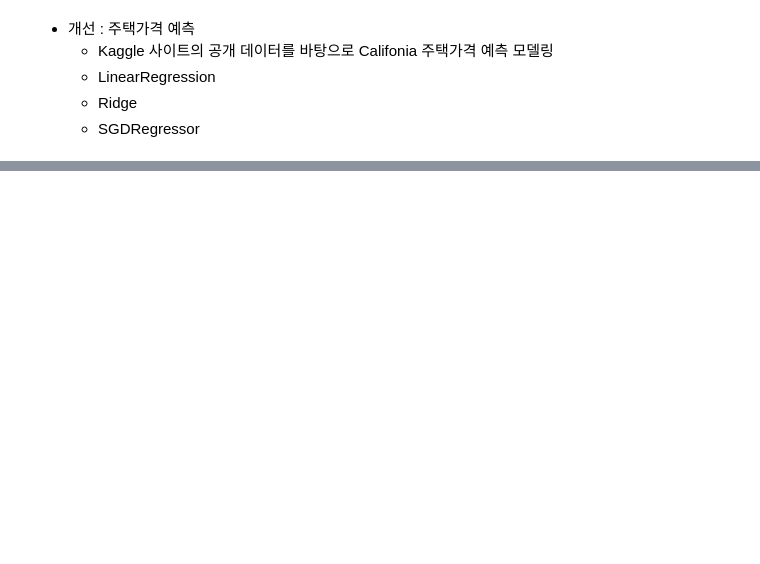
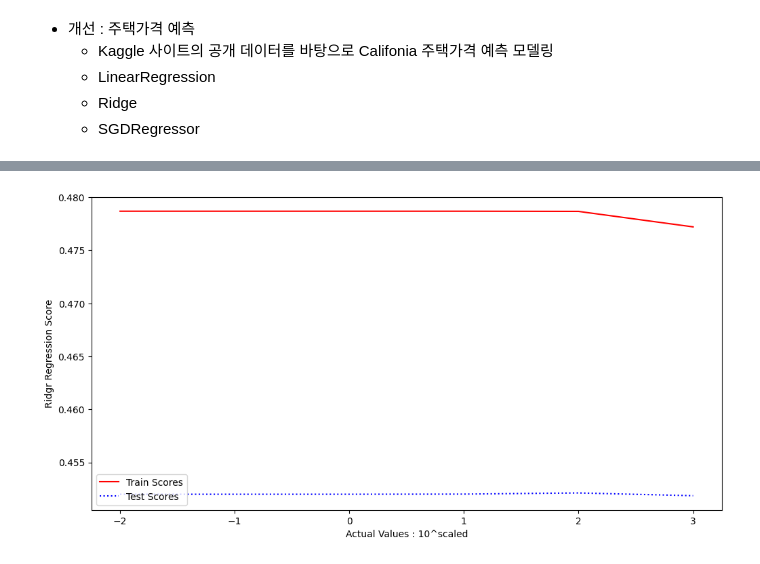
Before and after one commit to kimhonggyeong/python_basic_2, a Jupyter notebook: ch12_update_class_1_수요일_5_22.ipynb, the cells around one changed output, grey strips where cells are left out. Drawn from its saved outputs; the diff is of its cells as text; code cells hidden in the pictures; blank space fills up the shorter version.

```diff
--- a/ch12_update_class_1_수요일_5_22.ipynb
+++ b/ch12_update_class_1_수요일_5_22.ipynb
@@ -738,50 +611,95 @@ import pandas as pd
 import numpy as np
 import seaborn as sns
 import matplotlib.pyplot as plt
-from sklearn.model_selection import train_test_split, cross_val_score
+from sklearn.model_selection import cross_val_score
 from sklearn.linear_model import Ridge
 from sklearn.metrics import mean_squared_error, r2_score, mean_absolute_error
 from sklearn.preprocessing import StandardScaler
 
 # 데이터 로드
-housing_train = pd.read_csv("california_housing_train.csv")
-housing_test = pd.read_csv("california_housing_test.csv")
+housing_train = pd.read_csv("california_housing_train.csv") #모델을 구축하는데 있어 학습용 데이터셋
+housing_test = pd.read_csv("california_housing_test.csv") #평가용 데이터셋
 
 # 데이터 탐색
-
+# housing_train.head()
+# housing_train.info()
+# housing_train.shape, housing_test.shape
+#print(housing_train.columns)
 
 # 데이터 분포 시각화
+result = housing_train.corr()['median_house_value']
+result = np.abs(result).sort_values(ascending=False)
+print(result)
 
-
+num_features = ['median_income', 'median_house_value']
+# sns.pairplot(housing_train[num_features])
+# plt.show()
+# print()
 
 # 학습 데이터 & 테스트 데이터
+X_train = housing_train[['median_income']]
+X_test = housing_test[['median_income']]
 
+y_train = housing_train['median_house_value']
+y_test = housing_test['median_house_value']
+
+X_train = X_train.to_numpy().reshape(-1, 1)
+X_test = X_test.to_numpy().reshape(-1, 1)
+y_train = y_train.to_numpy().reshape(-1, 1)
+y_test = y_test.to_numpy().reshape(-1, 1)
 
 
 # 데이터 스케일링
+scaler = StandardScaler()
+X_train_scaled = scaler.fit_transform(X_train) #학습 데이터를 표준화 시킬경우 : 학습을 통해 표준화ㅎ
+X_test_scaled = scaler.transform(X_test) #테스트 데이터를 표준화 시킬경우 : 표준화
+y_train_scaled = scaler.fit_transform(y_train)
+y_test_scaled = scaler.transform(y_test)
 
 
-
-# 릿지 모델과 파라미터 alpha 값
+# 릿지 모델과 파라미터 alpha 값 튜닝 결과 시각화 : 릿지 모델의 동작원리 이해
 train_scores = []
 test_scores = []
-alpha_values = [0.01, 1, 10, 100, 1000]
+alpha_values = [0.01,1,10,100,1000]
+for a in alpha_values:
+    model = Ridge(alpha=a)
+    model.fit(X_train_scaled,y_train_scaled)
+    train_scores.append(model.score(X_train_scaled,y_train_scaled))
+    test_scores.append(model.score(X_test_scaled,y_test_scaled))
+
+plt.figure(figsize=(12,6))
+plt.plot(np.log10(alpha_values),train_scores,'r-',label = 'Train Scores')
+plt.plot(np.log10(alpha_values),test_scores,'b:',label = 'Test Scores')
+plt.xlabel('Actual Values : 10^scaled')
+plt.ylabel('Ridgr Regression Score')
+plt.legend(loc="lower left")
+plt.show()
 
 
+# 교차검증
+model = Ridge(alpha=10)
+cv_scores = cross_val_score(model,X_train_scaled,y_train_scaled,cv=5,scoring='neg_mean_squared_error')
+cv_mse = -cv_scores.mean()
+print(f'Cross-Validation MSE: {cv_mse}')
 
+cv_scores = cross_val_score(model,X_train_scaled,y_train_scaled,cv=5,scoring='neg_mean_absolute_error')
+cv_mae = -cv_scores.mean()
+print(f'Cross-Validation MAE: {cv_mae}')
 
-plt.figure(figsize=(12,6))
-plt.plot(np.log10(alpha_values), train_scores, 'r-', label='Train scores')
-plt.plot(np.log10(alpha_values), test_scores, 'b:', label='Test scores')
-plt.xlabel('Alpha value : 10^x scaled')
-plt.ylabel('Ridge Regression Score')
-plt.legend(loc='lower left')
-plt.show()
+cv_scores = cross_val_score(model,X_train_scaled,y_train_scaled,cv=5,scoring='r2')
+cv_r2 = -cv_scores.mean()
+print(f'Cross-Validation r2: {cv_r2}')
 
-# 교차검증
-
-
-
+# overfitting 여부 판단
+model = Ridge(alpha=10)
+model.fit(X_train_scaled,y_train_scaled)
+test_pred = model.predict(X_test_scaled)
+test_mse = mean_squared_error(y_test_scaled,test_pred)
+print(f'Test MSE:{test_mse}')
+test_mae = mean_absolute_error(y_test_scaled,test_pred)
+print(f'Test MSE:{test_mae}')
+r2 = r2_score(y_test_scaled,test_pred)
+print(f'Test R^2: {r2}')
 
 
 # 실제 값과 예측 값 시각화
@@ -792,8 +710,6 @@ plt.plot([y_test.min(), y_test.max()], [y_test.min(), y_test.max()], 'r--')
 plt.xlabel('Actual Values')
 plt.ylabel('Predicted Values')
 plt.title('Actual vs Predicted House Values')
-
-
 # 잔차 히스토그램
 residuals = y_test - test_pred
 plt.subplot(1,2,2)
@@ -802,3 +718,4 @@ plt.xlabel('Residuals')
 plt.ylabel('Count')
 plt.title('Residual Histogram')
 plt.show()
+# %% [output]
@@ -804,0 +732 @@ plt.show()
+[figure, added]
```
Also changed, not shown: parts of 47 cells of this notebook, 11 other files.
